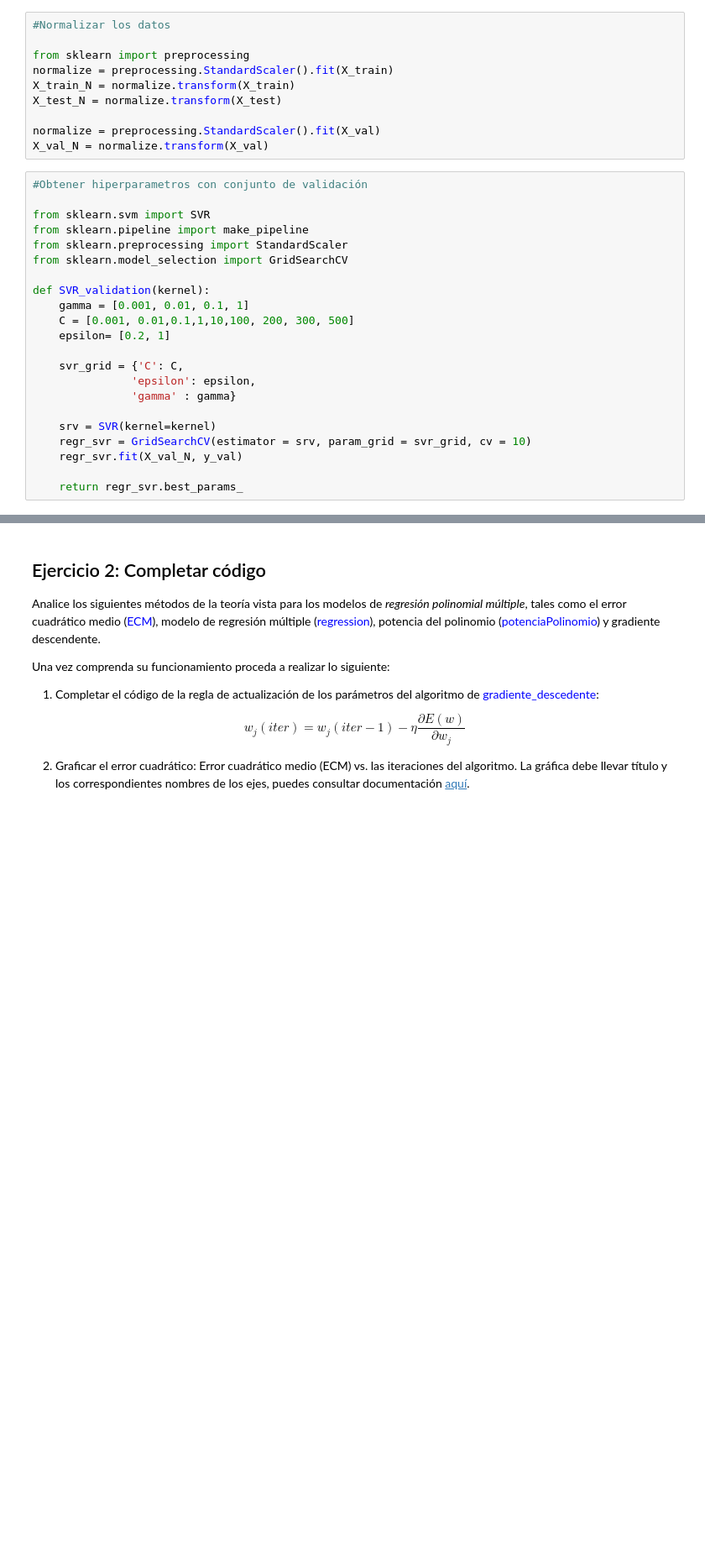
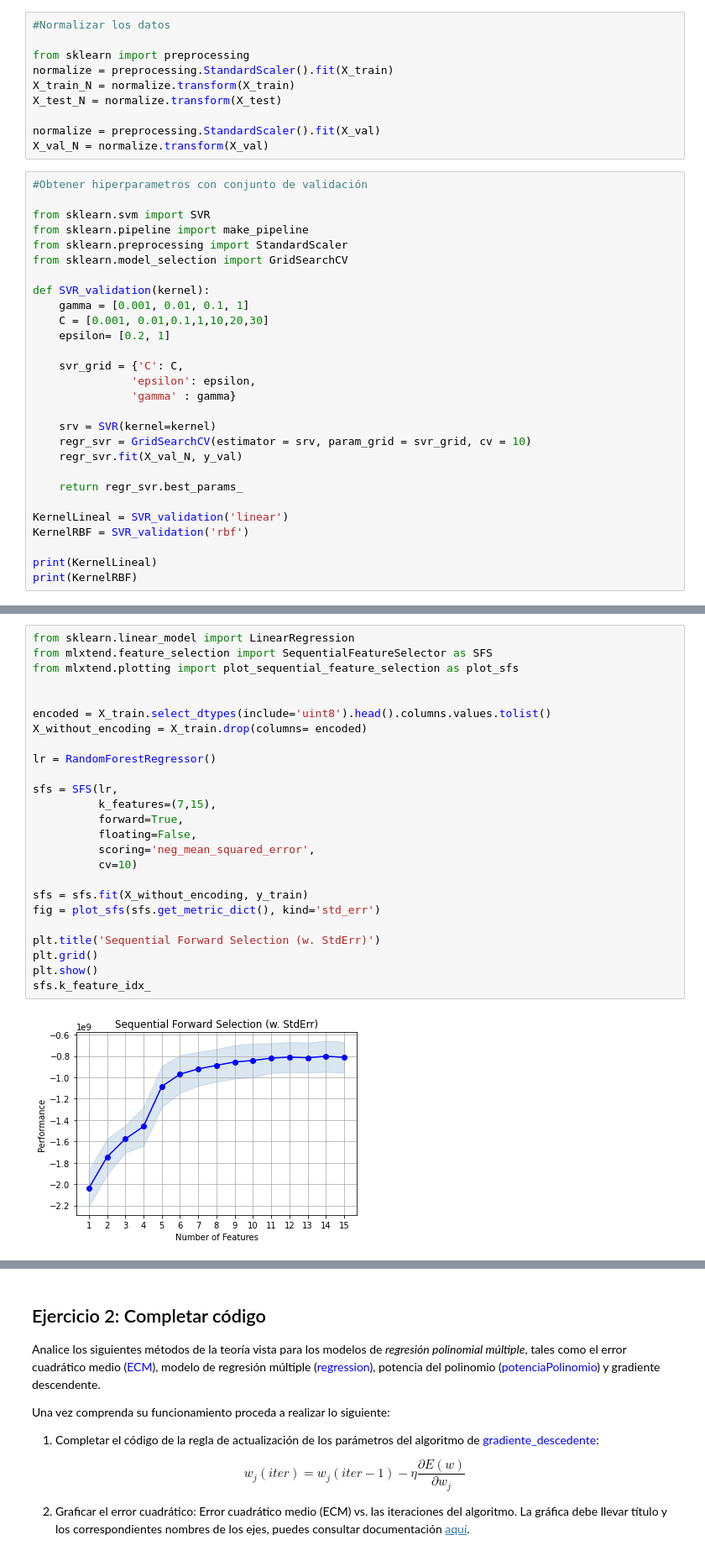
Before and after one commit to Sadimfinity/Simulation_Course, a Jupyter notebook: Final homework/Lab_1.1_Regresión_Polinomial.ipynb, the cells around one changed output, grey strips where cells are left out. Shown at 84% size. Cells and saved outputs as stored; diff of their text form; blank space fills up the shorter version.

Commit message:
Feature Selection - Forward

```diff
--- a/Final homework/Lab_1.1_Regresión_Polinomial.ipynb
+++ b/Final homework/Lab_1.1_Regresión_Polinomial.ipynb
@@ -418,7 +321,7 @@ from sklearn.model_selection import GridSearchCV
 
 def SVR_validation(kernel):
     gamma = [0.001, 0.01, 0.1, 1]
-    C = [0.001, 0.01,0.1,1,10,100, 200, 300, 500]
+    C = [0.001, 0.01,0.1,1,10,20,30]
     epsilon= [0.2, 1]
 
     svr_grid = {'C': C,
@@ -430,3 +333,9 @@ def SVR_validation(kernel):
     regr_svr.fit(X_val_N, y_val)
 
     return regr_svr.best_params_
+
+KernelLineal = SVR_validation('linear')
+KernelRBF = SVR_validation('rbf')
+
+print(KernelLineal)
+print(KernelRBF)
@@ -432,0 +407,27 @@ def SVR_validation(kernel):
+# %%
+from sklearn.linear_model import LinearRegression
+from mlxtend.feature_selection import SequentialFeatureSelector as SFS
+from mlxtend.plotting import plot_sequential_feature_selection as plot_sfs
+
+
+encoded = X_train.select_dtypes(include='uint8').head().columns.values.tolist()
+X_without_encoding = X_train.drop(columns= encoded)
+
+lr = RandomForestRegressor()
+
+sfs = SFS(lr,
+          k_features=(7,15),
+          forward=True,
+          floating=False,
+          scoring='neg_mean_squared_error',
+          cv=10)
+
+sfs = sfs.fit(X_without_encoding, y_train)
+fig = plot_sfs(sfs.get_metric_dict(), kind='std_err')
+
+plt.title('Sequential Forward Selection (w. StdErr)')
+plt.grid()
+plt.show()
+sfs.k_feature_idx_
+# %% [output]
+[figure, added]
```
Also changed, not shown: parts of 25 cells of this notebook, 1 other file.
